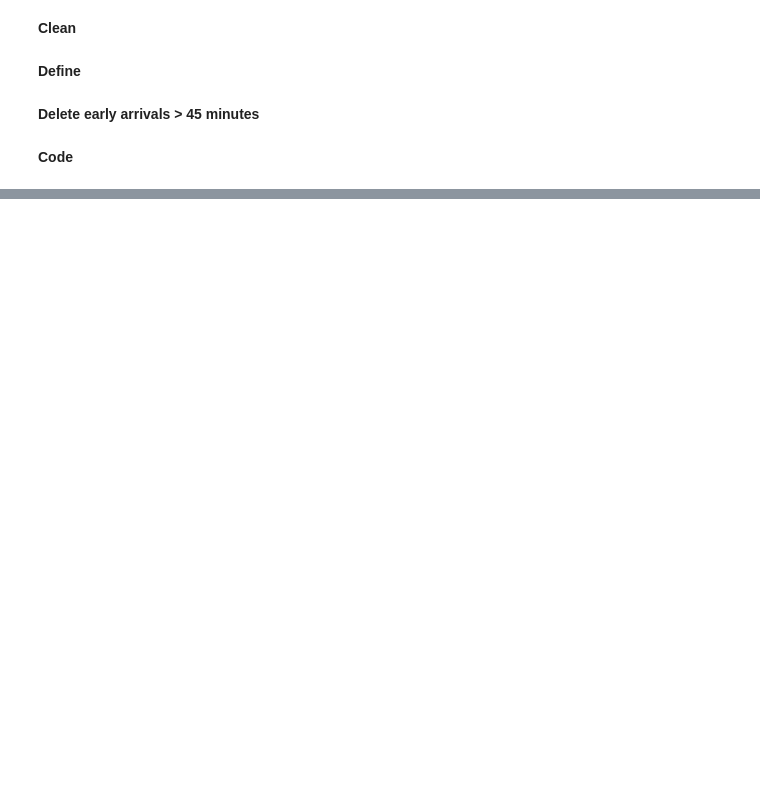
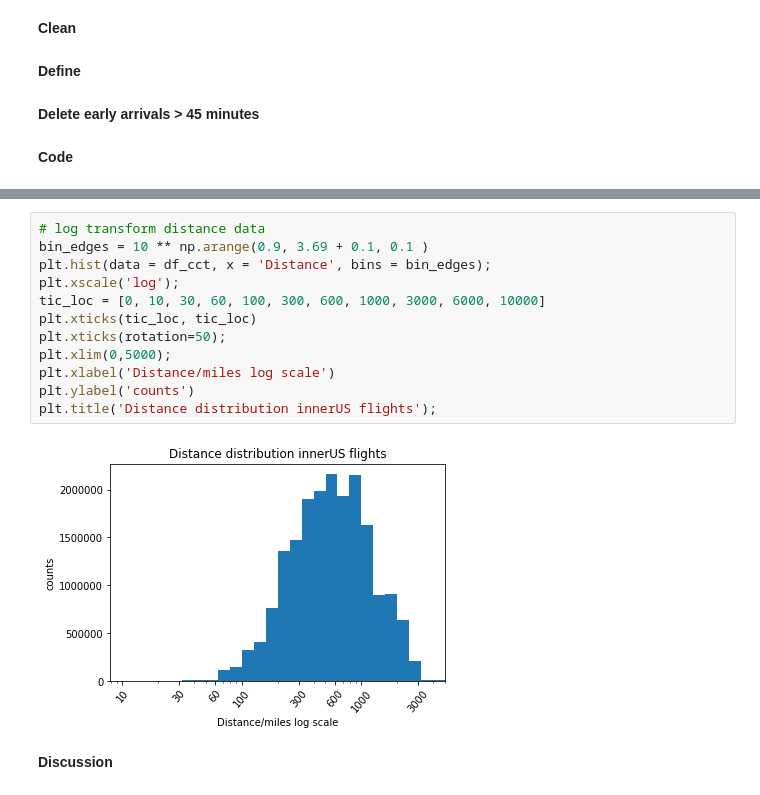
Before and after one commit to ToHa1966/Flights, a Jupyter notebook: Flights.ipynb, the cells around one changed output, grey strips where cells are left out. Saved outputs shown, nothing was run; the diff lists cells and outputs as text; blank space fills up the shorter version.

```diff
--- a/Flights.ipynb
+++ b/Flights.ipynb
@@ -903,0 +1026,16 @@ df_cct1 = df_cct.copy()
+# %%
+# log transform distance data
+bin_edges = 10 ** np.arange(0.9, 3.69 + 0.1, 0.1 )
+plt.hist(data = df_cct, x = 'Distance', bins = bin_edges);
+plt.xscale('log');
+tic_loc = [0, 10, 30, 60, 100, 300, 600, 1000, 3000, 6000, 10000]
+plt.xticks(tic_loc, tic_loc)
+plt.xticks(rotation=50);
+plt.xlim(0,5000);
+plt.xlabel('Distance/miles log scale')
+plt.ylabel('counts')
+plt.title('Distance distribution innerUS flights');
+# %% [output]
+[figure, added]
+# %% [markdown]
+**Discussion**
```
Also changed, not shown: parts of 37 cells of this notebook.
